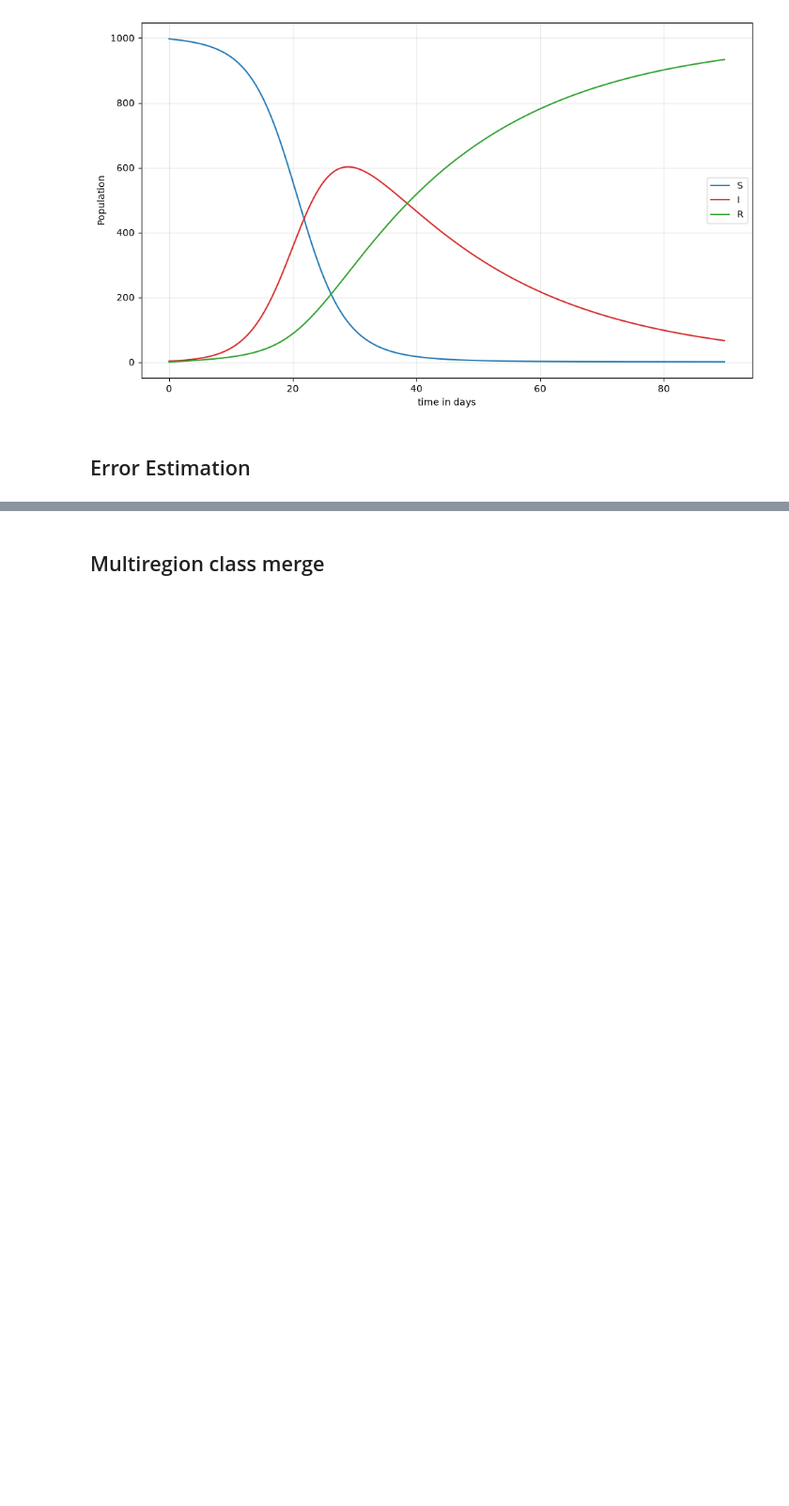
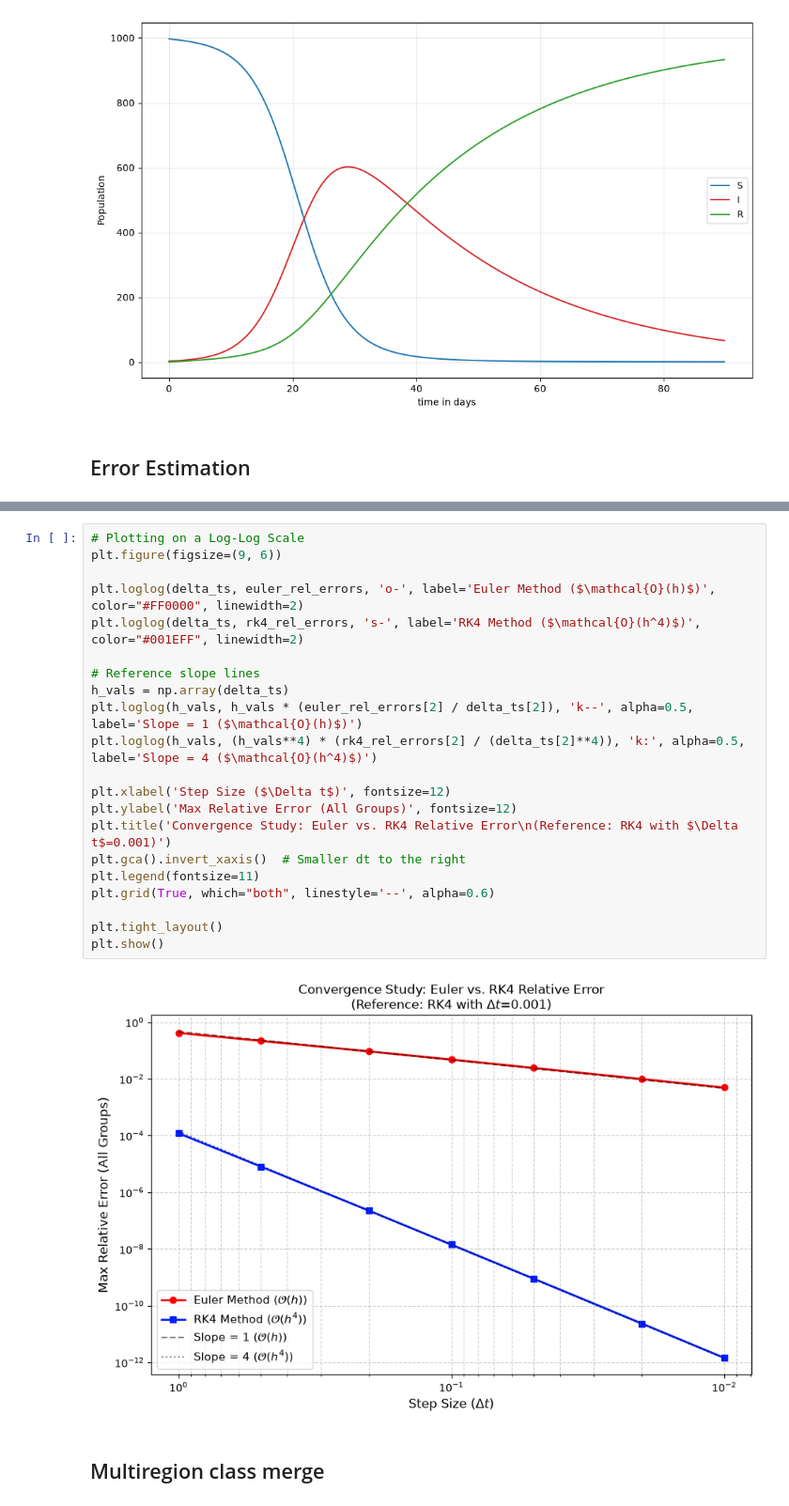
Before and after one commit to Milou-v/BERN01-Groupwork, a Jupyter notebook: project3_disease_spreading/test_multiregion.ipynb, the cells around one changed output, grey strips where cells are left out. Shown at 94% size. Drawn from its saved outputs; the diff is of its cells as text; blank space fills up the shorter version.

```diff
--- a/project3_disease_spreading/test_multiregion.ipynb
+++ b/project3_disease_spreading/test_multiregion.ipynb
@@ -99,3 +97,26 @@ Estimated Accumulated Round-off Error: ~4.71e-15
+# %%
+# Plotting on a Log-Log Scale
+plt.figure(figsize=(9, 6))
+
+plt.loglog(delta_ts, euler_rel_errors, 'o-', label='Euler Method ($\mathcal{O}(h)$)', color="#FF0000", linewidth=2)
+plt.loglog(delta_ts, rk4_rel_errors, 's-', label='RK4 Method ($\mathcal{O}(h^4)$)', color="#001EFF", linewidth=2)
+
+# Reference slope lines
+h_vals = np.array(delta_ts)
+plt.loglog(h_vals, h_vals * (euler_rel_errors[2] / delta_ts[2]), 'k--', alpha=0.5, label='Slope = 1 ($\mathcal{O}(h)$)')
+plt.loglog(h_vals, (h_vals**4) * (rk4_rel_errors[2] / (delta_ts[2]**4)), 'k:', alpha=0.5, label='Slope = 4 ($\mathcal{O}(h^4)$)')
+
+plt.xlabel('Step Size ($\Delta t$)', fontsize=12)
+plt.ylabel('Max Relative Error (All Groups)', fontsize=12)
+plt.title('Convergence Study: Euler vs. RK4 Relative Error\n(Reference: RK4 with $\Delta t$=0.001)')
+plt.gca().invert_xaxis()  # Smaller dt to the right
+plt.legend(fontsize=11)
+plt.grid(True, which="both", linestyle='--', alpha=0.6)
+
+plt.tight_layout()
+plt.show()
+# %% [output]
+[figure, added]
 # %% [markdown]
 ## Multiregion class merge
 # %%
```
Also changed, not shown: parts of 2 cells of this notebook.
